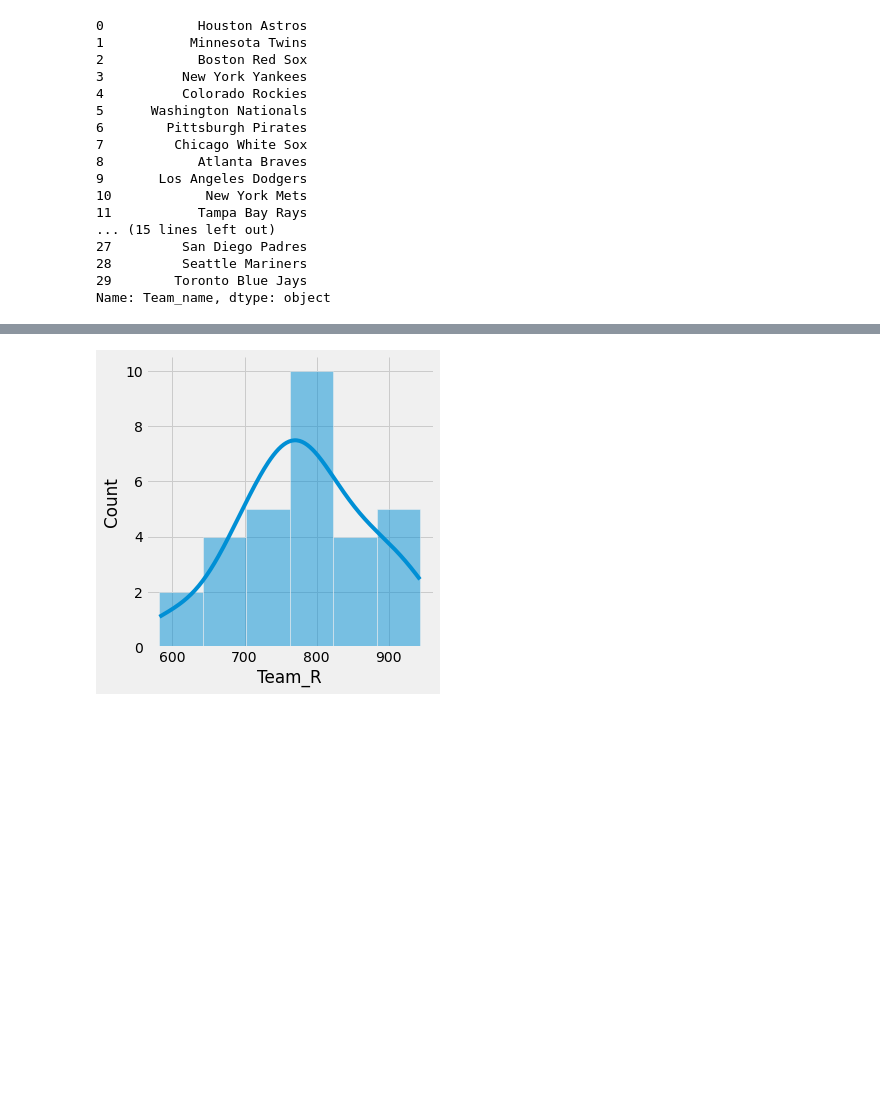
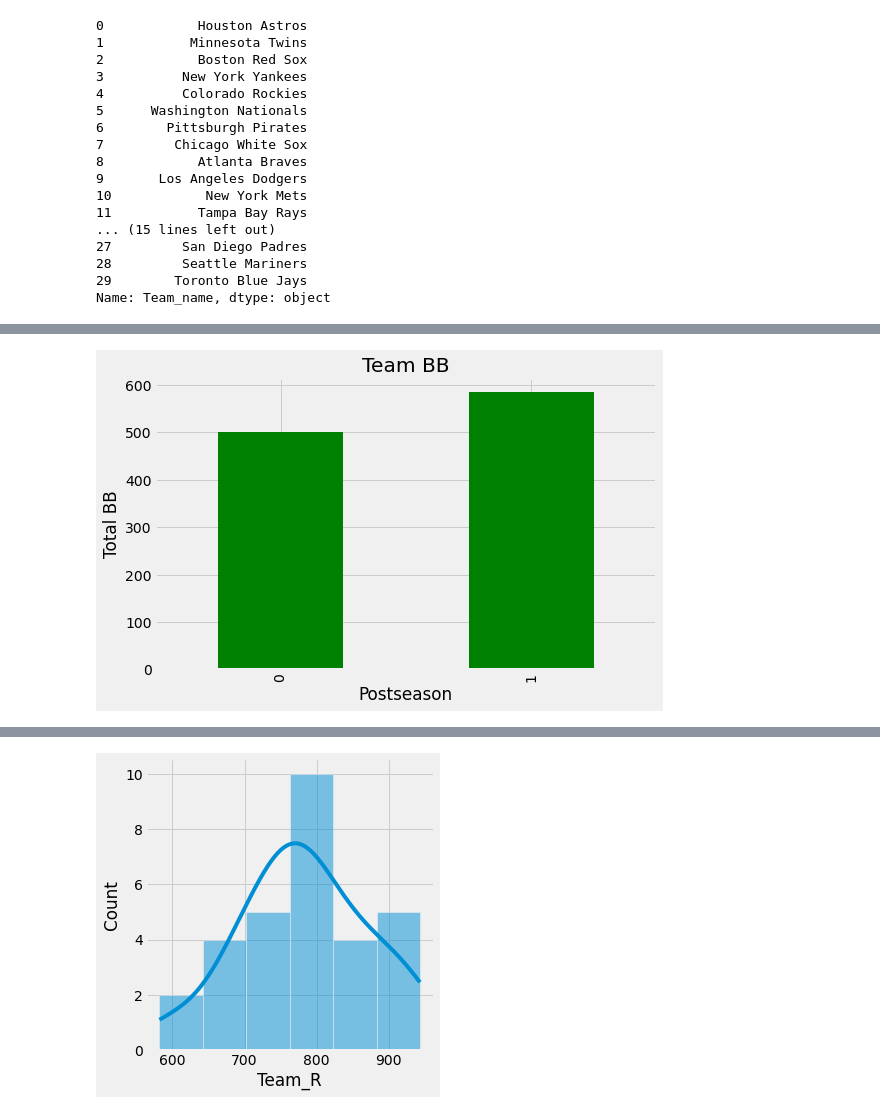
Before and after one commit to jmg0144/mlb-analysis, a Jupyter notebook: MLB-Analysis.ipynb, the cells around one changed output, grey strips where cells are left out. Drawn from its saved outputs; the diff is of its cells as text; code cells hidden in the pictures; blank space fills up the shorter version.

```diff
--- a/MLB-Analysis.ipynb
+++ b/MLB-Analysis.ipynb
@@ -118,0 +135,4 @@ plt.style.use('fivethirtyeight')
+# %%
+plot_stats('Team_BB', 'Team BB', 'Total BB', 'g')
+# %% [output]
+[figure, added]
```
Also changed, not shown: parts of 7 cells of this notebook.
